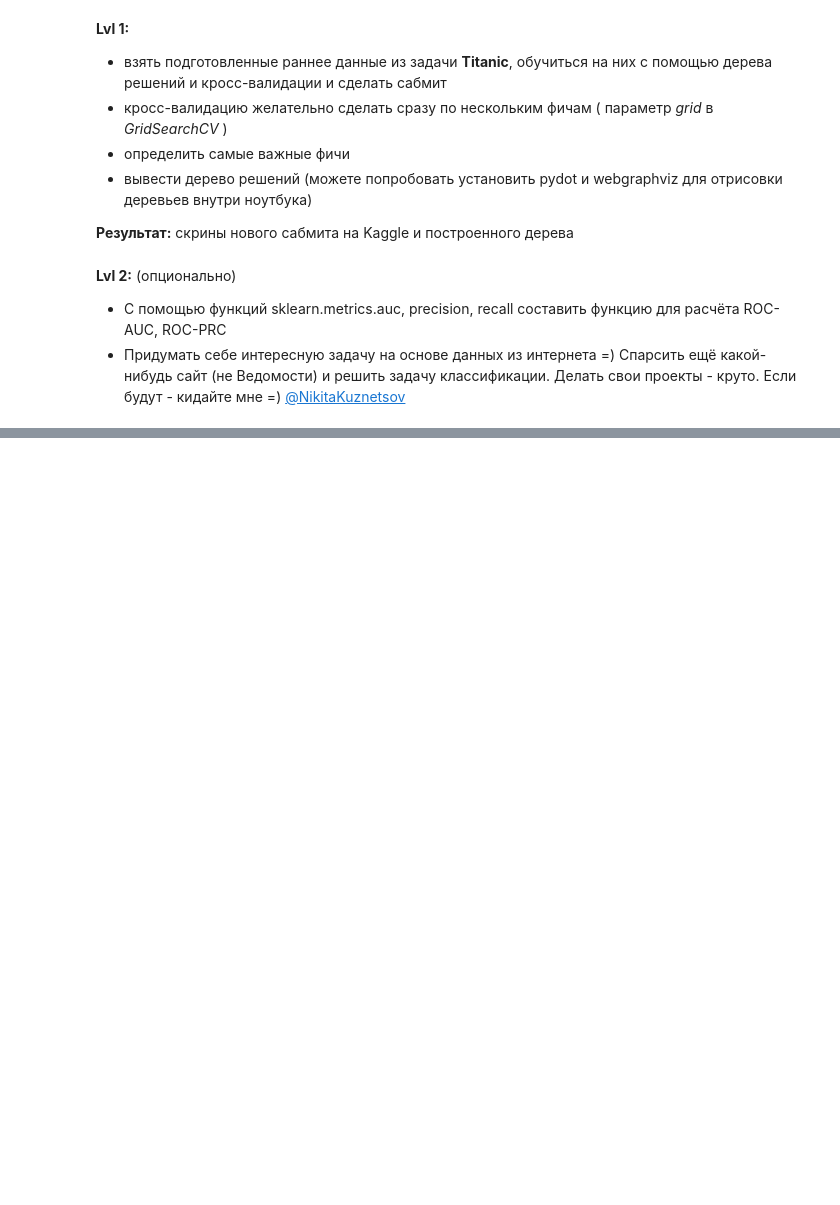
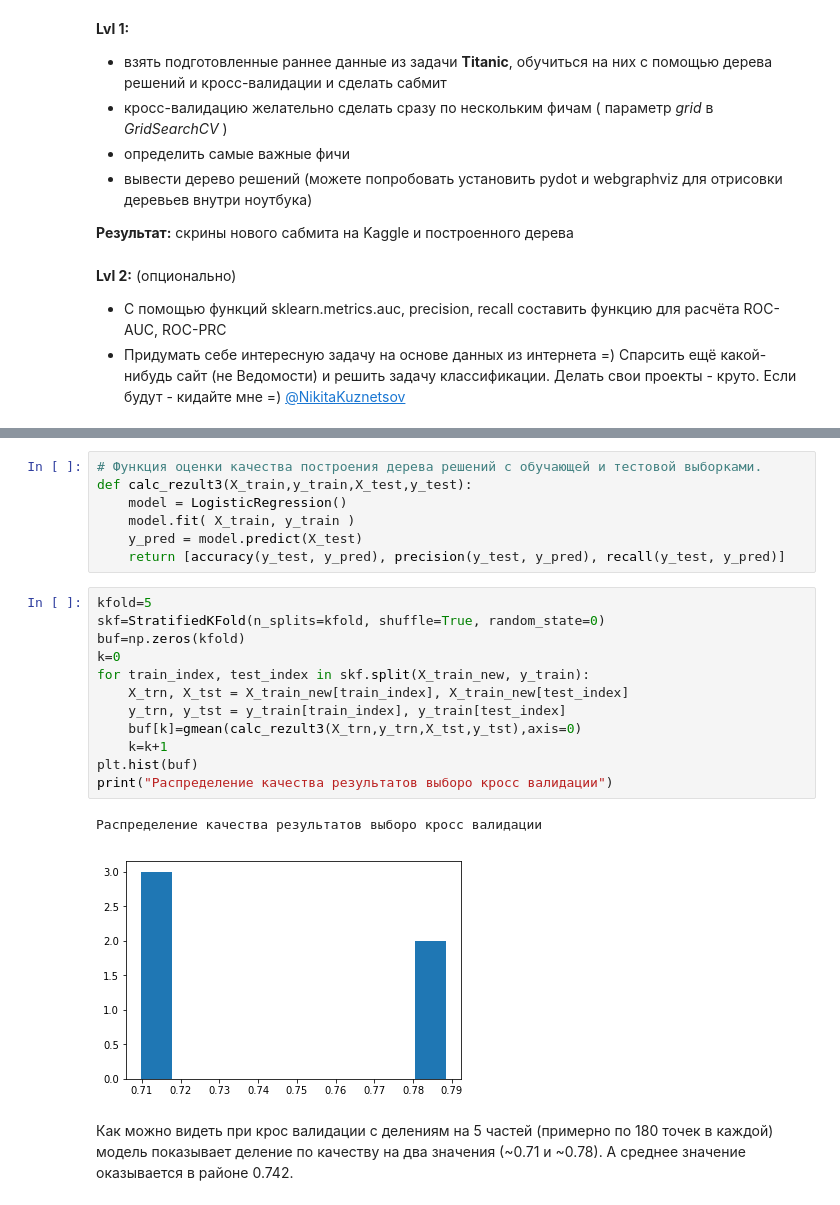
Before and after one commit to rurm/home_works_python, a Jupyter notebook: 6 homework.ipynb, the cells around one changed output, grey strips where cells are left out. Saved outputs shown, nothing was run; the diff lists cells and outputs as text; blank space fills up the shorter version.

```diff
--- a/6 homework.ipynb
+++ b/6 homework.ipynb
@@ -154,0 +148,24 @@ plt.show()
+# %%
+# Функция оценки качества построения дерева решений c обучающей и тестовой выборками.
+def calc_rezult3(X_train,y_train,X_test,y_test):
+    model = LogisticRegression()
+    model.fit( X_train, y_train )
+    y_pred = model.predict(X_test)
+    return [accuracy(y_test, y_pred), precision(y_test, y_pred), recall(y_test, y_pred)]
+# %%
+kfold=5
+skf=StratifiedKFold(n_splits=kfold, shuffle=True, random_state=0)
+buf=np.zeros(kfold)
+k=0
+for train_index, test_index in skf.split(X_train_new, y_train):
+    X_trn, X_tst = X_train_new[train_index], X_train_new[test_index]
+    y_trn, y_tst = y_train[train_index], y_train[test_index]
+    buf[k]=gmean(calc_rezult3(X_trn,y_trn,X_tst,y_tst),axis=0)
+    k=k+1
+plt.hist(buf)
+print("Распределение качества результатов выборо кросс валидации")
+# %% [output]
+Распределение качества результатов выборо кросс валидации
+[figure, added]
+# %% [markdown]
+Как можно видеть при крос валидации с делениям на 5 частей (примерно по 180 точек в каждой) модель показывает деление по качеству на два значения (~0.71 и ~0.78). А среднее значение оказывается в районе 0.742.
```
Also changed, not shown: parts of 27 cells of this notebook.
